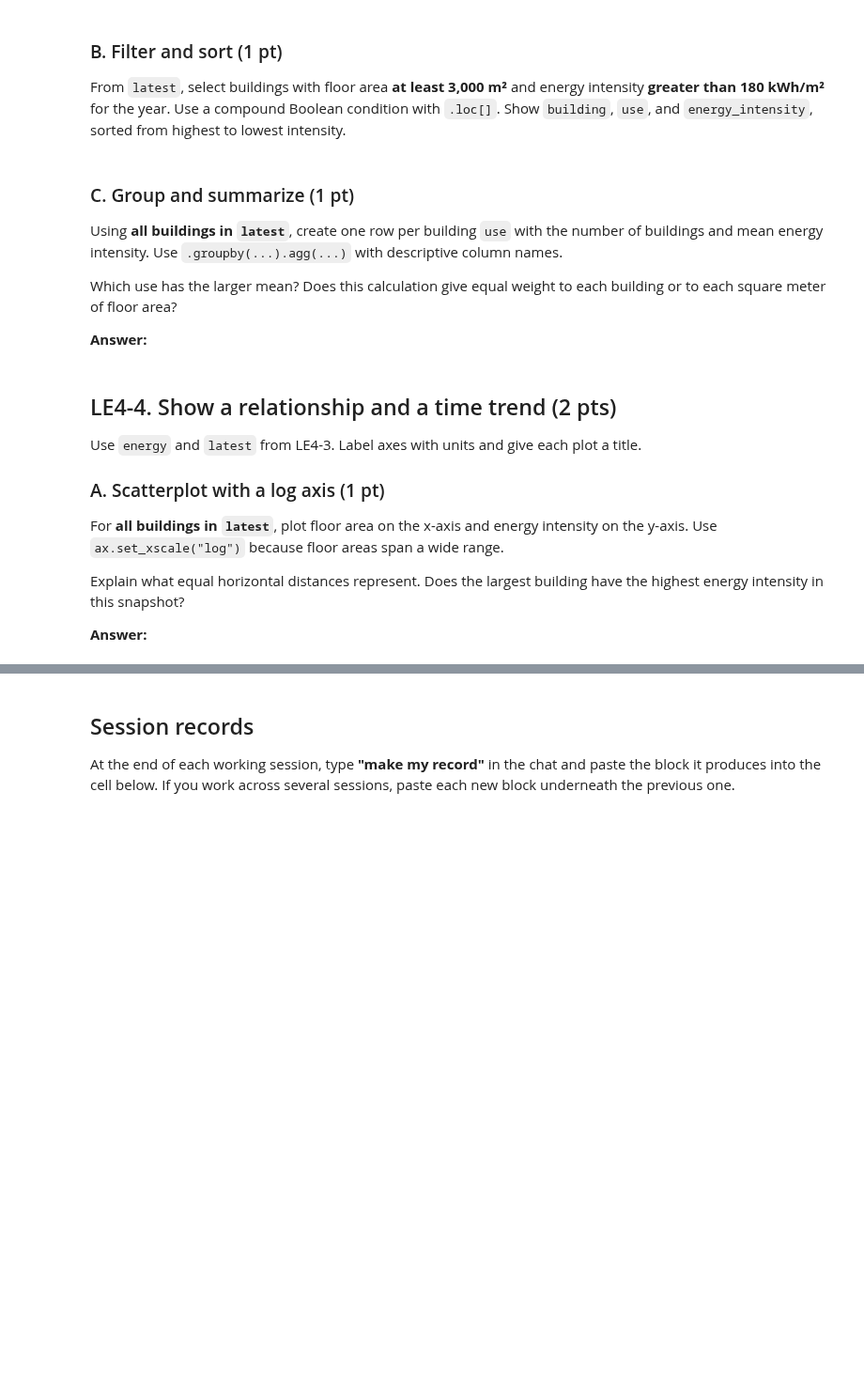
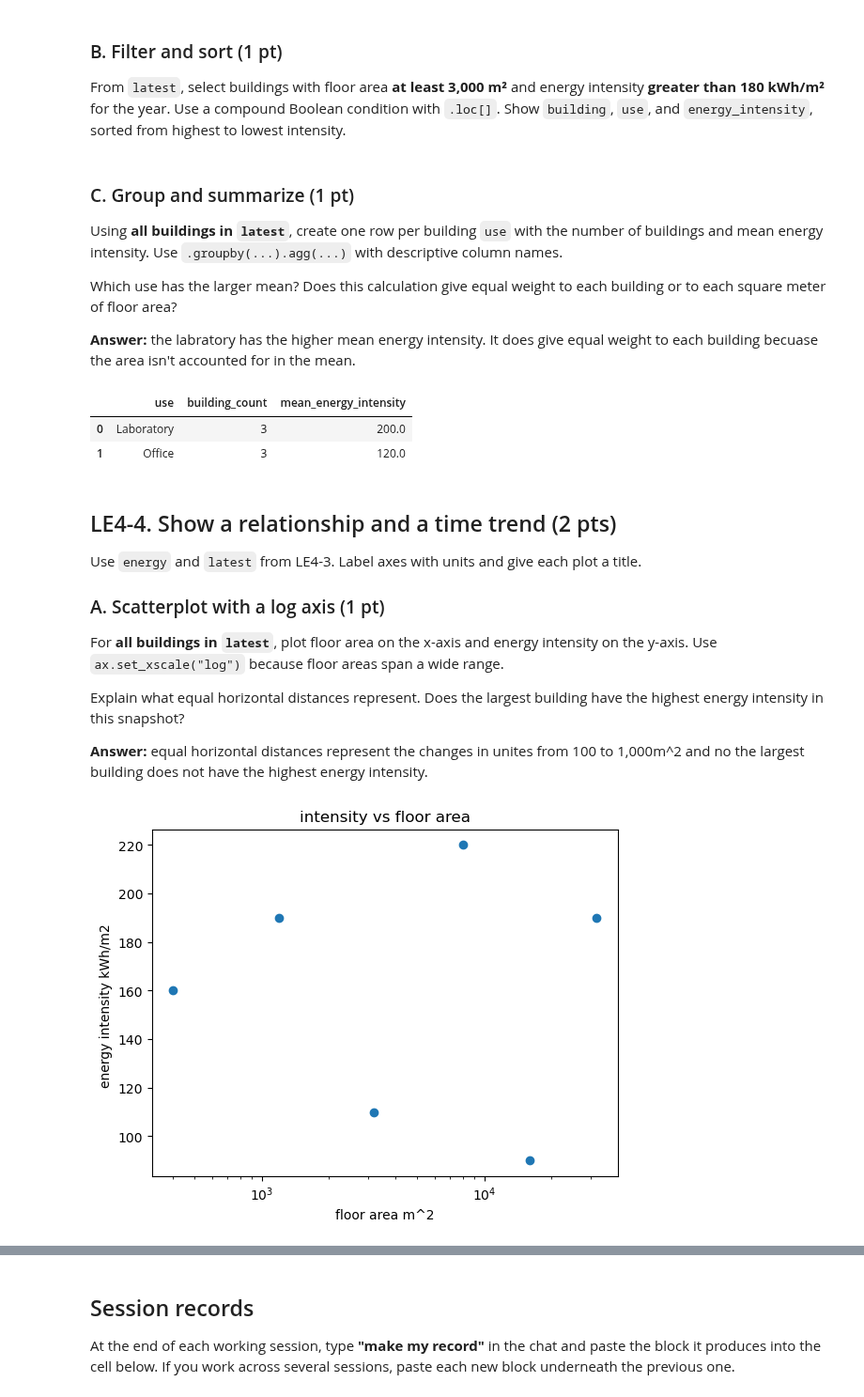
Before and after one commit to mda90-manny/26f-engr1451-2451, a Jupyter notebook: 1-assignments/LE04/LE04.ipynb, the cells around one changed output, grey strips where cells are left out. Shown at 94% size. Cells and saved outputs as stored; diff of their text form; code cells hidden in the pictures; blank space fills up the shorter version.

```diff
--- a/1-assignments/LE04/LE04.ipynb
+++ b/1-assignments/LE04/LE04.ipynb
@@ -163,3 +258,14 @@ energy_settings = {
 }
 
 # Your derived column, latest-year selection, and display here
+energy = buildings.assign(
+    energy_intensity = buildings["electricity_kWh"] / buildings["floor_area_m2"]
+)
+
+latest_year = energy["year"].max()
+latest = energy.loc[
+    energy["year"] == latest_year
+].copy()
+latest[
+    ["building","use", "floor_area_m2", "energy_intensity"]
+]
@@ -181,8 +305,23 @@ Which use has the larger mean? Does this calculation give equal weight to each b
 or to each square meter of floor area?
 
 **Answer:**
+the labratory has the higher mean energy intensity. It does give equal weight to each building becuase the area isn't accounted for in the mean.
 # %%
 # Your grouped summary here
+use_summary = (
+    latest.groupby("use")
+    .agg(
+        building_count=("building", "count"),
+        mean_energy_intensity=("energy_intensity", "mean")
+    )
+    .reset_index()
+)
+
+use_summary
+# %% [output]
+|  | use | building_count | mean_energy_intensity |
+| 0 | Laboratory | 3 | 200.0 |
+| 1 | Office | 3 | 120.0 |
 # %% [markdown]
 ## LE4-4. Show a relationship and a time trend (2 pts)
 
@@ -197,8 +336,22 @@ Explain what equal horizontal distances represent. Does the largest building hav
 highest energy intensity in this snapshot?
 
 **Answer:**
+equal horizontal distances represent the changes in unites from 100 to 1,000m^2
+and no the largest building does not have the highest energy intensity.
 # %%
 # Your scatterplot here
+fig, ax = plt.subplots()
+ax.scatter(
+    latest["floor_area_m2"],
+    latest["energy_intensity"]
+)
+ax.set_xscale("log")
+ax.set_xlabel("floor area m^2")
+ax.set_ylabel("energy intensity kWh/m2 ")
+ax.set_title("intensity vs floor area")
+plt.show()
+# %% [output]
+[figure, added]
 # %% [markdown]
 ### B. Follow one building over time (1 pt)
 
```
Also changed, not shown: parts of 13 cells of this notebook, 3 other files.
